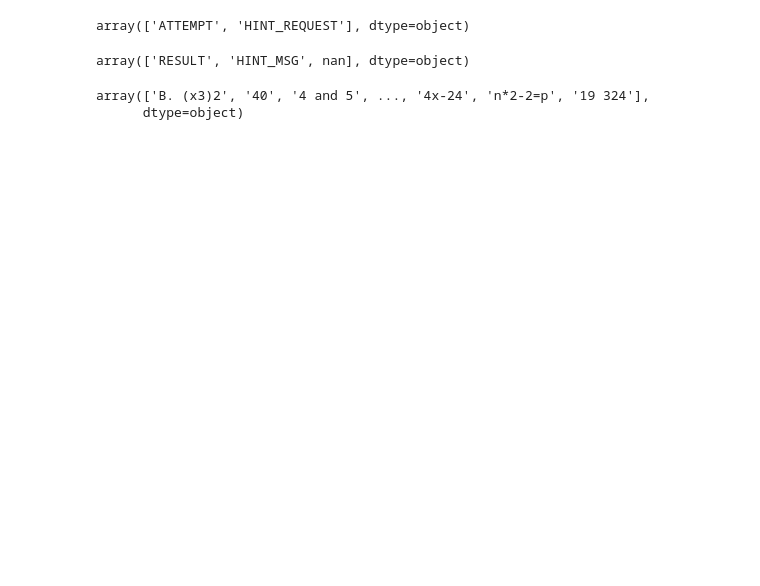
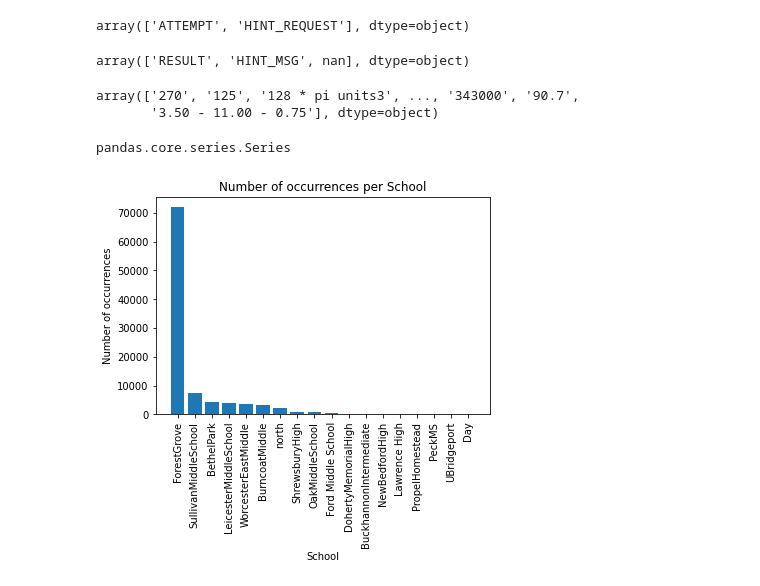
Before and after one commit to boa50/intelligent-tutoring-analysis, a Jupyter notebook: Analysis.ipynb, the cells around one changed output. Drawn from its saved outputs; the diff is of its cells as text; code cells hidden in the pictures; blank space fills up the shorter version.

Commit message:
Started plotting some charts

```diff
--- a/Analysis.ipynb
+++ b/Analysis.ipynb
@@ -253,4 +253,8 @@ array([nan,  2.,  3.,  4.,  6.,  5.,  1.,  8.,  7., 10.,  9., 11., 12.,
        37., 38., 39., 26.,  0., 27., 28., 29., 30., 31., 32., 33., 34.,
        35., 36., 40., 41., 42., 43., 44., 45., 46., 47.])
 # %%
-### TODO: Conver the above values to integer
+### Conver the above values to integer
+float_to_int_columns = ['Problem View', 'Attempt At Step', 'Is Last Attempt', 'Help Level', 'Total Num Hints']
+
+### I had to use the Int64 type (Pandas integer) instead of int64 type (Numpy integer) because the existent NaN values that could not be converted
+df_cleaned[float_to_int_columns] = df_cleaned[float_to_int_columns].astype('Int64')
@@ -257,6 +288,9 @@ array([nan,  2.,  3.,  4.,  6.,  5.,  1.,  8.,  7., 10.,  9., 11., 12.,
 # %%
 ### Generating a sample of the dataset to become simpler to make tests
-df_sample = df_cleaned.sample(n=100000, ignore_index=True, random_state=seed)
+df_sample = df_cleaned.sample(n=100000, replace=True, ignore_index=True, random_state=seed)
+
+### I used the parameter replace=True to get the bootstrapping effect
+### https://en.wikipedia.org/wiki/Bootstrapping_(statistics)
 # %%
 df_sample.nunique()
 # %% [output]
@@ -330,5 +368,5 @@ array(['RESULT', 'HINT_MSG', nan], dtype=object)
 # %%
 df_sample['Input'].unique()
 # %% [output]
-array(['B. (x3)2', '40', '4 and 5', ..., '4x-24', 'n*2-2=p', '19 324'],
-      dtype=object)
+array(['270', '125', '128 * pi units3', ..., '343000', '90.7',
+       '3.50 - 11.00 - 0.75'], dtype=object)
@@ -334,0 +375,36 @@ array(['B. (x3)2', '40', '4 and 5', ..., '4x-24', 'n*2-2=p', '19 324'],
+# %%
+type(df_sample['School'].value_counts())
+# %% [output]
+pandas.core.series.Series
+# %%
+import matplotlib.pyplot as plt
+%matplotlib inline
+
+def plot_bar(data, title='Number of occurrences', xlabel='x', ylabel='Number of occurrences', rotation=90):
+    """Plots a bar chart with some customizations
+    Arguments:
+    - data (pandas Series): A series containing the data to plot the chart
+    - (Optional) title (str):
+    - xlabel (str):
+    - ylabel (str):
+    - rotation (int):
+
+    Output:
+    - None: Only plots the bar chart
+    """
+    x = data.keys()
+    y = data.values
+
+    plt.bar(x, y);
+
+    plt.title(title);
+    plt.xlabel(xlabel);
+    plt.ylabel(ylabel);
+    plt.xticks(rotation=rotation);
+
+    plt.show();
+# %%
+data = df_sample['School'].value_counts()
+plot_bar(data, title='Number of occurrences per School', xlabel='School')
+# %% [output]
+[figure, added]
```
Also changed, not shown: parts of 9 cells of this notebook.
